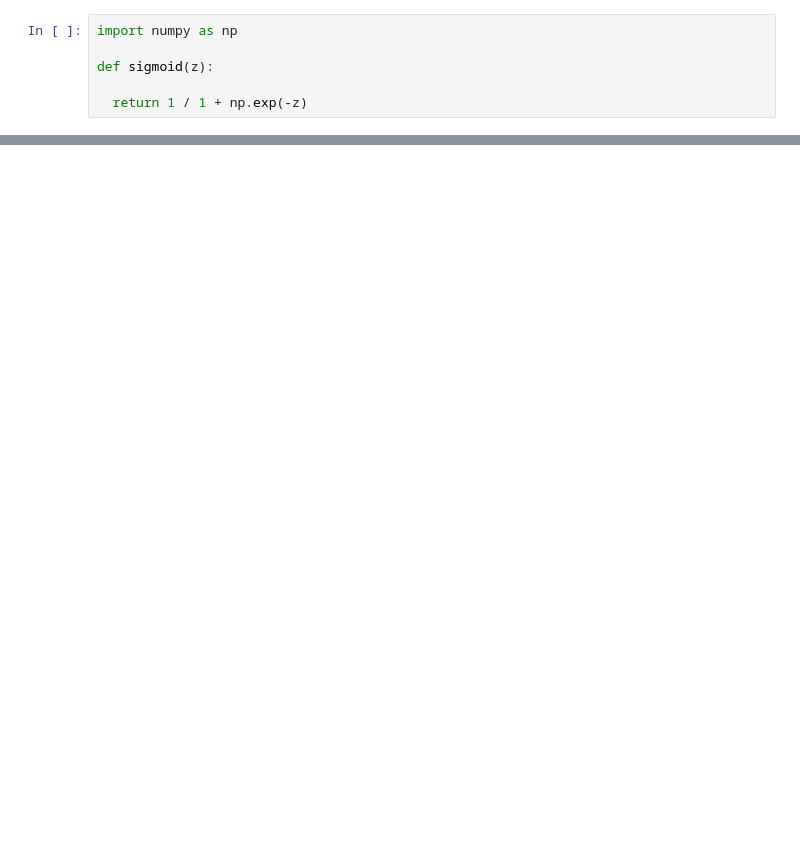
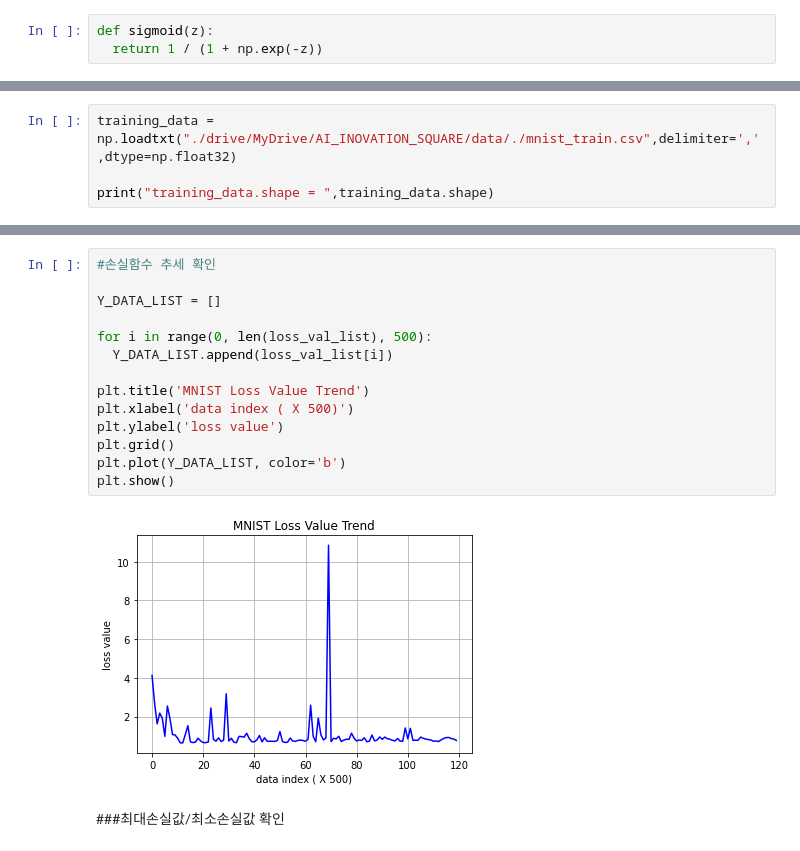
Before and after one commit to HIsu1231/AI_INOVATION_SQUARE, a Jupyter notebook: NN1_BackPropogation_MNIST.ipynb, the cells around one changed output, grey strips where cells are left out. Drawn from its saved outputs; the diff is of its cells as text; blank space fills up the shorter version.

```diff
--- a/NN1_BackPropogation_MNIST.ipynb
+++ b/NN1_BackPropogation_MNIST.ipynb
@@ -3,9 +7,6 @@
 # %%
-import numpy as np
-
 def sigmoid(z):
-
-  return 1 / 1 + np.exp(-z)
+  return 1 / (1 + np.exp(-z))
 # %%
 class NeuralNetwork():
 
@@ -118,0 +113,4 @@ class NeuralNetwork():
+# %%
+training_data = np.loadtxt("./drive/MyDrive/AI_INOVATION_SQUARE/data/./mnist_train.csv",delimiter=',',dtype=np.float32)
+
+print("training_data.shape = ",training_data.shape)
@@ -118,0 +201,18 @@ class NeuralNetwork():
+# %%
+#손실함수 추세 확인
+
+Y_DATA_LIST = []
+
+for i in range(0, len(loss_val_list), 500):
+  Y_DATA_LIST.append(loss_val_list[i])
+
+plt.title('MNIST Loss Value Trend')
+plt.xlabel('data index ( X 500)')
+plt.ylabel('loss value')
+plt.grid()
+plt.plot(Y_DATA_LIST, color='b')
+plt.show()
+# %% [output]
+[figure, added]
+# %% [markdown]
+###최대손실값/최소손실값 확인
```
Also changed, not shown: parts of 12 cells of this notebook.
